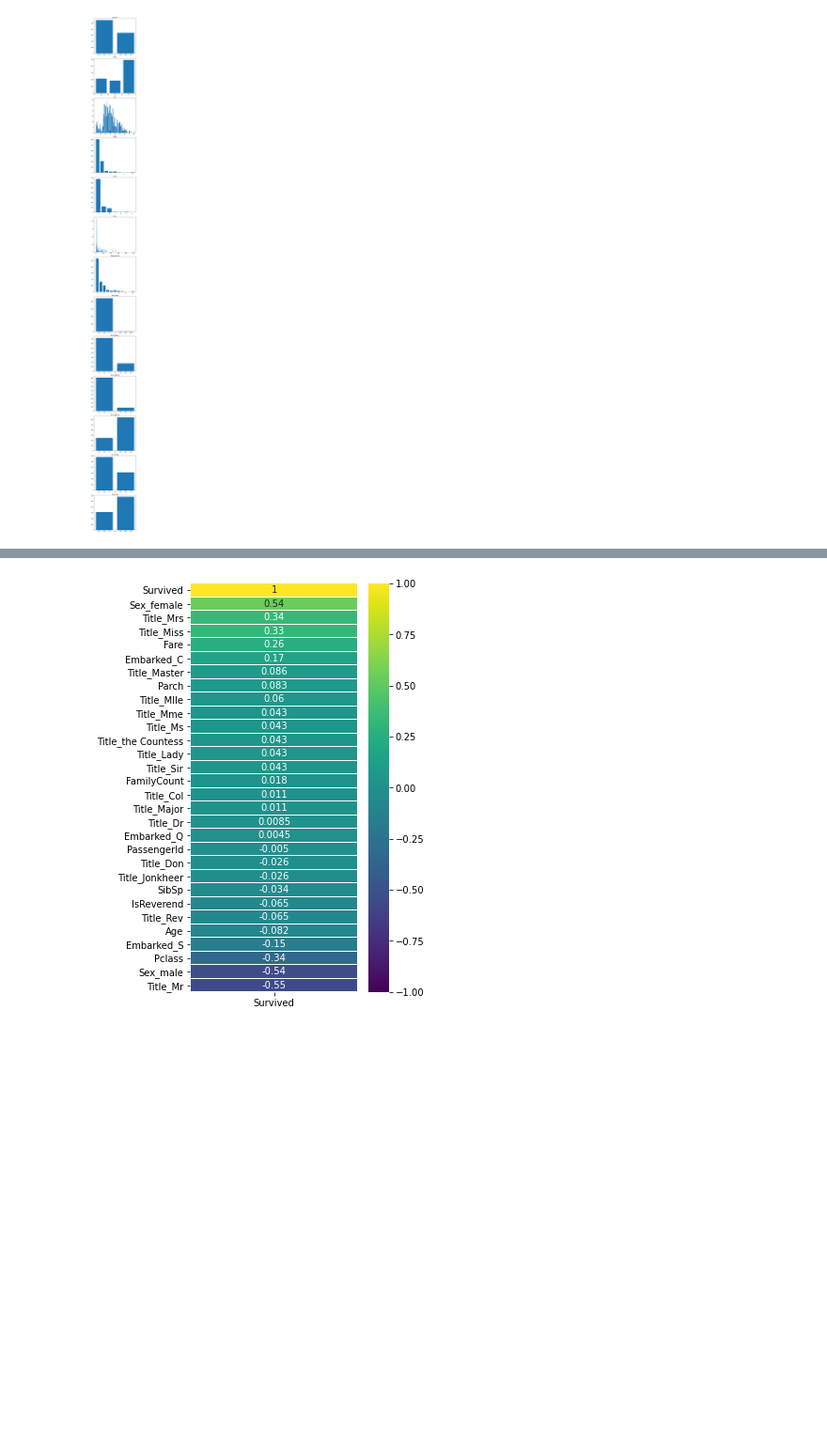
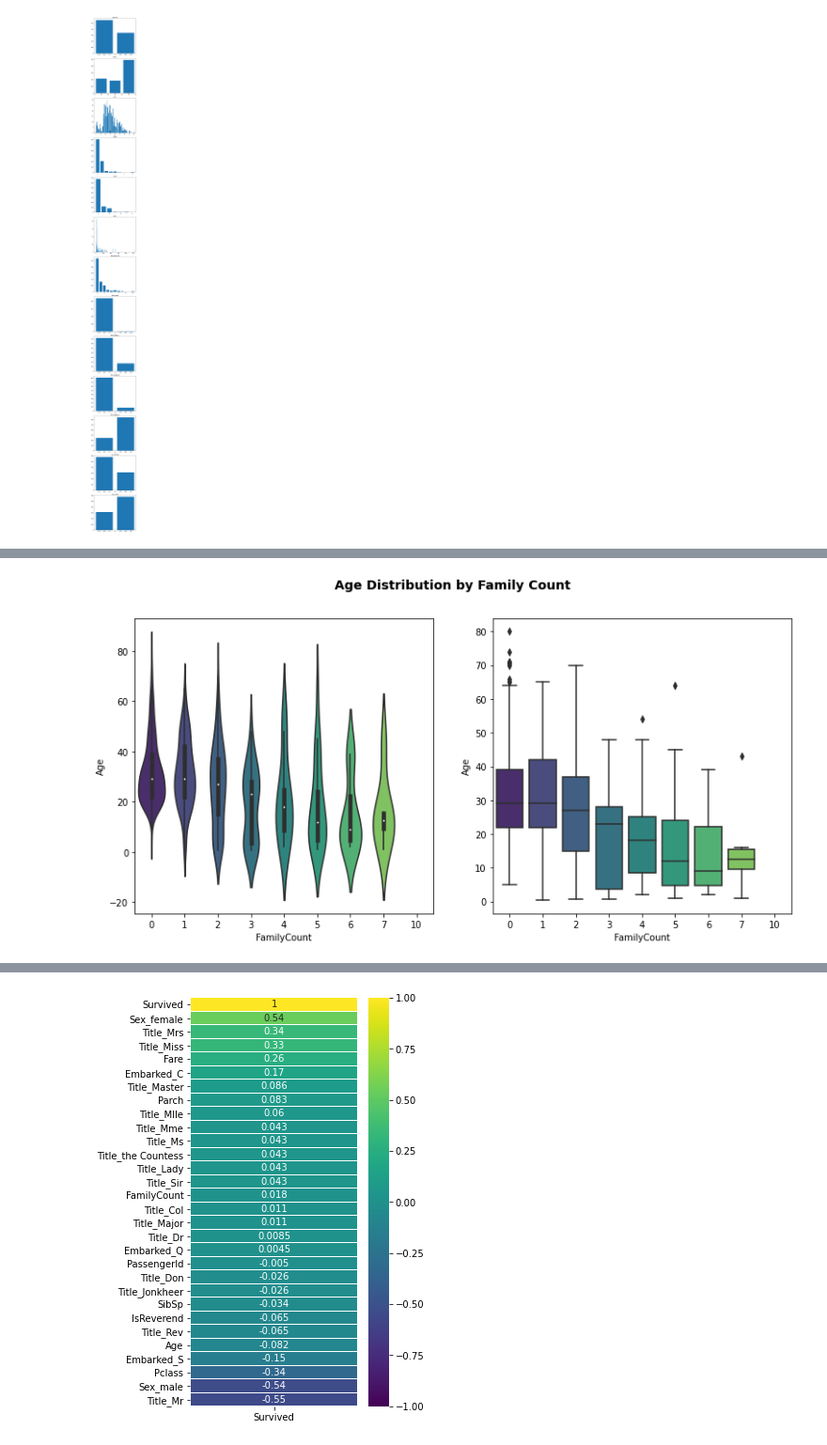
Before and after one commit to maryschindler/DSI_exercises, a Jupyter notebook: 2_01_Titanic/Titanic_revisited.ipynb, the cells around one changed output, grey strips where cells are left out. Shown: that part at 94% size. Cells and saved outputs as stored; diff of their text form; code cells hidden in the pictures; blank space fills up the shorter version.

```diff
--- a/2_01_Titanic/Titanic_revisited.ipynb
+++ b/2_01_Titanic/Titanic_revisited.ipynb
@@ -336,2 +392,23 @@ sns.violinplot(x = df['Pclass'],
+# %%
+#more complex charts below:
+fig, axs = plt.subplots(nrows = 1,
+                        ncols = 2,
+                        figsize = (13, 6))
+
+plt.suptitle('Age Distribution by Family Count',
+             fontsize = 14,
+             fontweight = 'bold')
+
+sns.violinplot(x = df['FamilyCount'],
+               y = df['Age'],
+               palette = 'viridis',
+               ax = axs[0])
+
+sns.boxplot(x = df['FamilyCount'],
+            y = df['Age'],
+            palette = 'viridis',
+            ax = axs[1]);
+# %% [output]
+[figure, added]
 # %%
 plt.figure(figsize=(6, 6))
```
Also changed, not shown: parts of 10 cells of this notebook.
